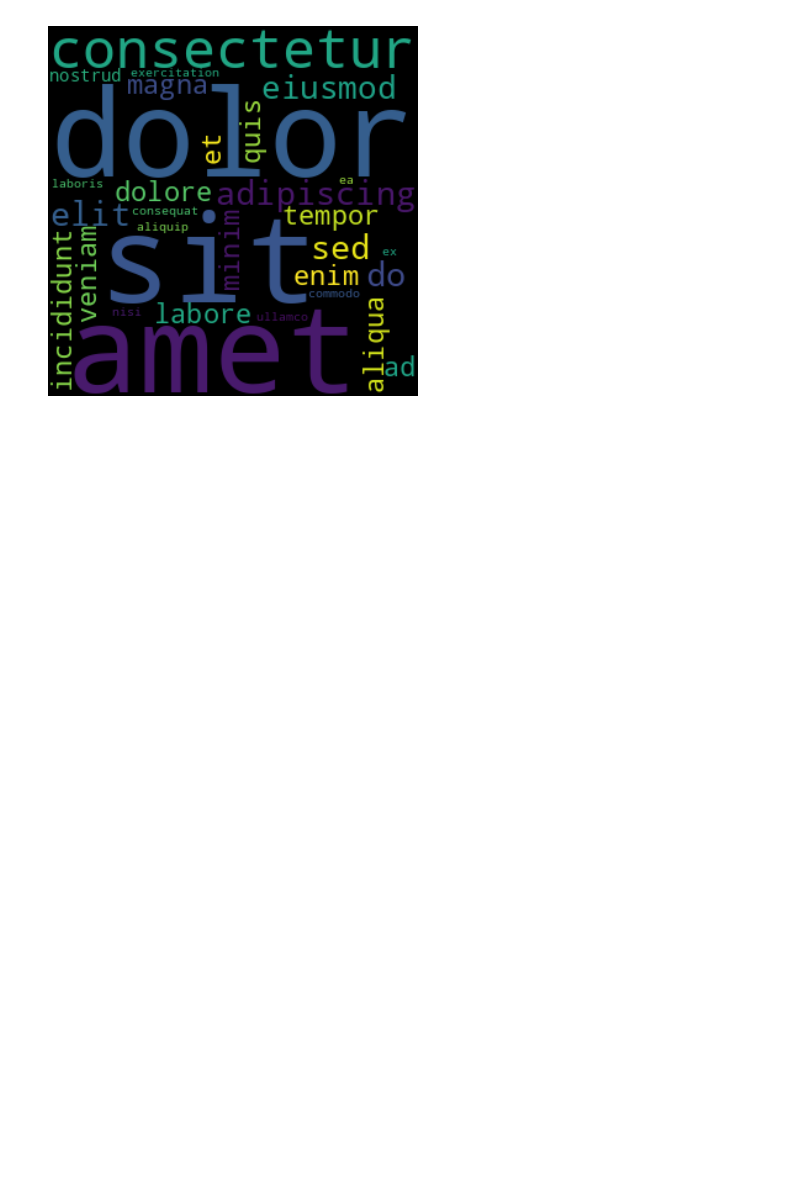
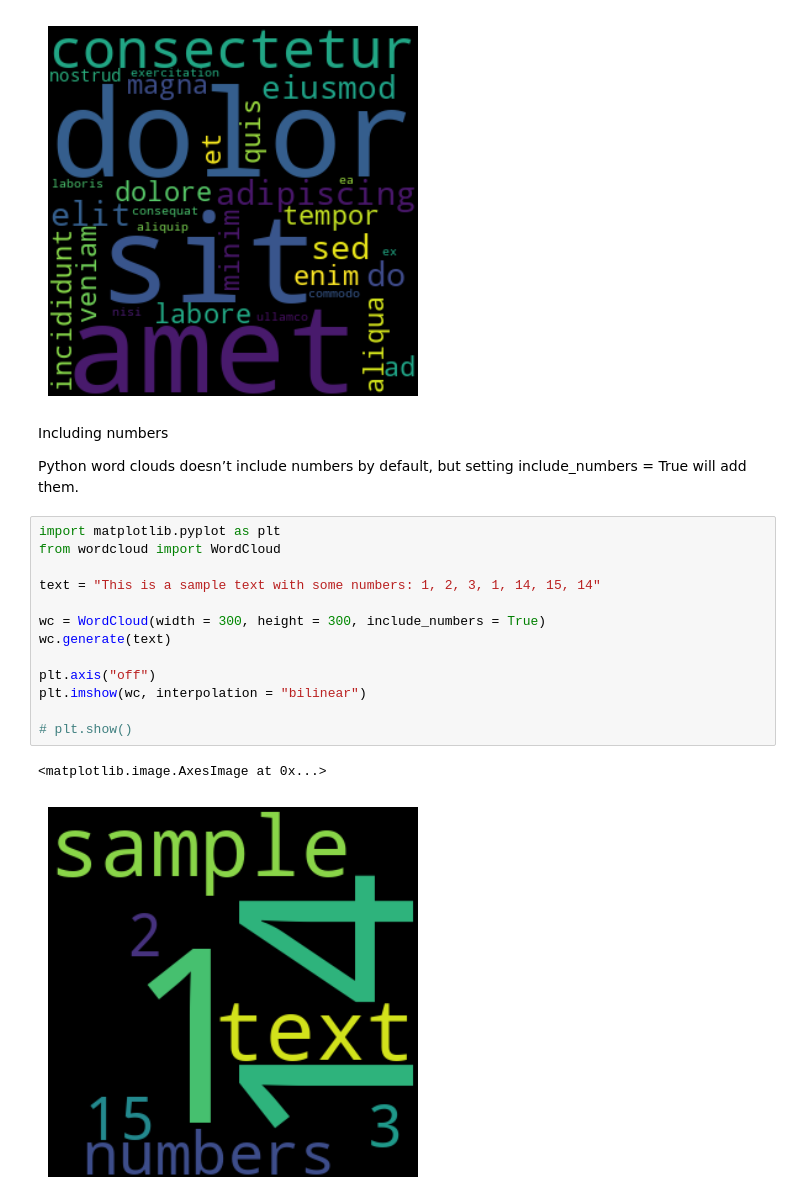
Before and after one commit to UlrikeDetective/R_themes, a Jupyter notebook: medium/visualisations/wordcloud.ipynb, the cells around one changed output. Saved outputs shown, nothing was run; the diff lists cells and outputs as text; blank space fills up the shorter version.

Commit message:
word cloud II

```diff
--- a/medium/visualisations/wordcloud.ipynb
+++ b/medium/visualisations/wordcloud.ipynb
@@ -125,3 +125,23 @@ plt.imshow(wc, interpolation = "bilinear")
 # %% [output]
 <matplotlib.image.AxesImage at 0x...>
 [figure]
+# %% [markdown]
+Including numbers
+
+Python word clouds doesn’t include numbers by default, but setting include_numbers = True will add them.
+# %%
+import matplotlib.pyplot as plt
+from wordcloud import WordCloud
+
+text = "This is a sample text with some numbers: 1, 2, 3, 1, 14, 15, 14"
+
+wc = WordCloud(width = 300, height = 300, include_numbers = True)
+wc.generate(text)
+
+plt.axis("off")
+plt.imshow(wc, interpolation = "bilinear")
+
+# plt.show()
+# %% [output]
+<matplotlib.image.AxesImage at 0x...>
+[figure, added]
```
Also changed, not shown: parts of 8 cells of this notebook.
